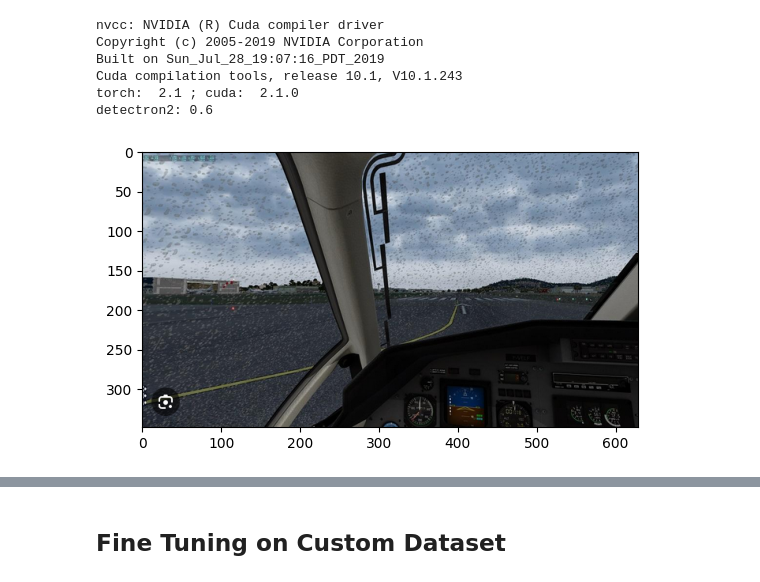
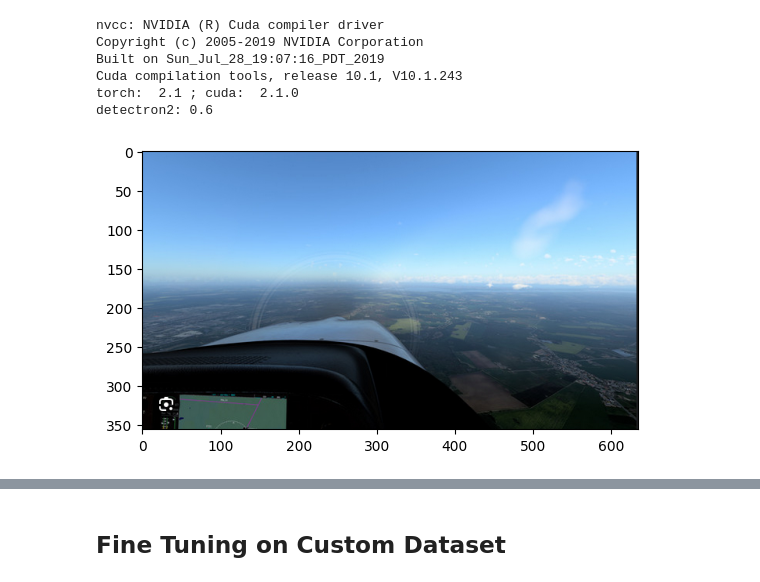
Before and after one commit to sebioes/pilotview_segmentation, a Jupyter notebook: panoptic_example.ipynb, the cells around one changed output, grey strips where cells are left out. Saved outputs shown, nothing was run; the diff lists cells and outputs as text; code cells hidden in the pictures.

```diff
--- a/panoptic_example.ipynb
+++ b/panoptic_example.ipynb
@@ -41,12 +41,12 @@ Cuda compilation tools, release 10.1, V10.1.243
 torch:  2.1 ; cuda:  2.1.0
 detectron2: 0.6
 # %%
-im = cv2.imread("pilotview8.png")
+im = cv2.imread("sample2.png")
 im = cv2.cvtColor(im, cv2.COLOR_BGR2RGB)
 plt.imshow(im)
 plt.show()
 # %% [output]
-[figure, old version]
+[figure, new version]
 # %%
 cfg = get_cfg()
 # add project-specific config (e.g., TensorMask) here if you're not running a model in detectron2's core library
```
Also changed, not shown: parts of 4 cells of this notebook.
